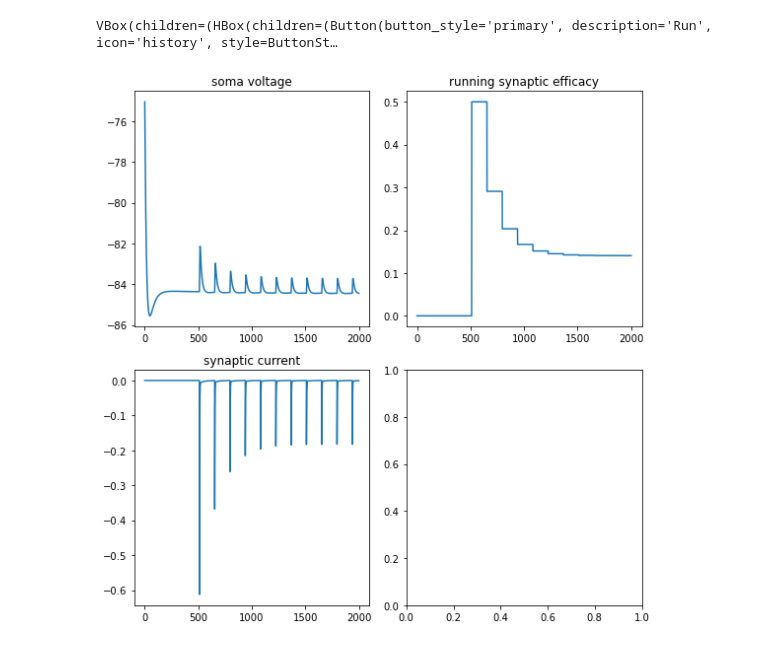
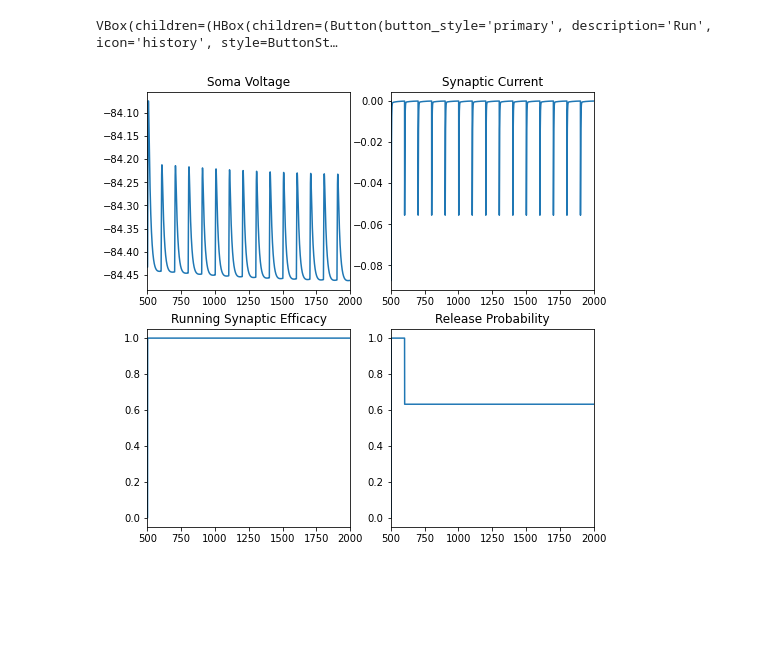
Before and after one commit to chenziao/M1-Cells, a Jupyter notebook: synapse_tuning.ipynb, the cells around one changed output. Saved outputs shown, nothing was run; the diff lists cells and outputs as text; code cells hidden in the pictures; blank space fills up the shorter version.

```diff
--- a/synapse_tuning.ipynb
+++ b/synapse_tuning.ipynb
@@ -56,0 +110,9 @@ Vector[0]
+# %%
+nstim.interval = tdur
+nstim.number = 1
+for key, value in settings['syn_param'].items():
+    setattr(syn, key, value)
+
+h.run()
+
+plot_model([tstart - 5, tstart + 50])
@@ -57,84 +121,35 @@ Vector[0]
 # %%
 def model(weight, input_frequency, Use, tau_f, tau_d):
     nstim.interval = 1000 / input_frequency
     nstim.number = np.ceil(tdur / 1000 * input_frequency + 1)
     syn.initW = weight #synaptic weight for our synapse
     syn.Fac = tau_f
     syn.Dep = tau_d
     syn.Use = Use
+
     h.finitialize(cell.Vinit * mV)
-    h.continuerun(h.tstop * ms)
+    h.continuerun(tstop * ms)
+    plot_model([tstart, tstop])
 
-    plot_model(t,soma_v,i,Pr,Use_rec)
+syn_param = settings['syn_param']
 
-def plot_model(t,soma_v,i,Pr,Use):
-    fig = plt.figure(figsize=(8, 8),tight_layout=True)
-    gs = gridspec.GridSpec(2, 2, width_ratios=[1,1],height_ratios=[1,1])
-
-    ax0 = plt.subplot(gs[0,0])
-    ax1 = plt.subplot(gs[1,0])
-    ax2 = plt.subplot(gs[0,1])
-    ax3 = plt.subplot(gs[1,1])
-
-    ax0.plot(t ,soma_v)
-    ax0.set_title('soma voltage')
-
-    ax1.plot(t,i)
-    ax1.set_title('synaptic current')
-
-    ax2.plot(t,Pr)
-    ax2.set_title("running synaptic efficacy")
-
-
-    plt.show()
-
-weight = 15
-input_frequency = 7
-Use = 1
-tau_f = 10
-tau_d = 100
-
-
-w_run = widgets.Button(description='Run',icon='history',button_style='primary')
-w_dep_model = widgets.Button(description='Depressing syn',icon='history',button_style='')
-w_fac_model = widgets.Button(description='Faciliating syn',icon='history',button_style='')
-w_weight = widgets.FloatSlider(value=weight,min=0.001,max=50, step=1,description='syn weight')
-w_input_frequency = widgets.FloatSlider(value=input_frequency,min=0.001,max=50, step=1,description='Input Freq')
-w_Use = widgets.FloatSlider(value=Use,min=0.001,max=1, step=0.01,description='init efficacy')
-w_tau_f = widgets.FloatSlider(value=tau_f,min=0,max=2000, step=10,description='tau f')
-w_tau_d = widgets.FloatSlider(value=tau_d,min=0,max=2000, step=10,description='tau d')
+w_run = widgets.Button(description='Run', icon='history', button_style='primary')
+w_vclamp = widgets.ToggleButton(value=settings['vclamp'], description='Voltage Clamp', icon='check', button_style='primary')
+w_weight = widgets.FloatSlider(value=syn_param['initW'], min=0., max=100., step=1e-3, description='Syn Weight')
+w_input_freq = widgets.FloatSlider(value=10, min=1., max=100., step=1, description='Input Freq')
+w_Use = widgets.FloatSlider(value=syn_param['Use'], min=0.,max=1., step=1e-3, description='Init Efficacy')
+w_tau_f = widgets.FloatSlider(value=syn_param['Fac'], min=0, max=500, step=1, description='tau fac')
+w_tau_d = widgets.FloatSlider(value=syn_param['Dep'], min=0, max=500, step=1, description='tau dep')
 
 def run_model(*arges):
     clear_output()
-    weight = w_weight.value
-    input_frequency = w_input_frequency.value
-    Use = w_Use.value
-    tau_f = w_tau_f.value
-    tau_d = w_tau_d.value
     display(ui)
-    model(weight,input_frequency,Use,tau_f,tau_d)
-
-def depressing_model(*arges):
-    clear_output()
-    print("changing synaptic values!")
-    w_Use.value = 0.5
-    w_tau_d.value = 800
-    w_tau_f.value = 0
-    display(ui)
-
-def fac_model(*arges):
-    clear_output()
-    print("changing synaptic values!")
-    w_Use.value = 0.03
-    w_tau_d.value = 300
-    w_tau_f.value = 1800
-    display(ui)
+    switch_vclamp(w_vclamp.value)
+    model(w_weight.value, w_input_freq.value, w_Use.value, w_tau_f.value, w_tau_d.value)
 
 w_run.on_click(run_model)
-w_dep_model.on_click(depressing_model)
-w_fac_model.on_click(fac_model)
-ui = VBox([HBox([w_run,w_dep_model,w_fac_model,w_Use]), HBox([w_weight,w_tau_f]),HBox([w_input_frequency,w_tau_d])])
-ui
+ui = VBox([HBox([w_run, w_vclamp]), w_weight, HBox([w_input_freq, w_Use]), HBox([w_tau_d, w_tau_f])])
+display(ui)
 # %% [output]
 VBox(children=(HBox(children=(Button(button_style='primary', description='Run', icon='history', style=ButtonSt…
-[figure, old version]
+[figure, new version]
```
Also changed, not shown: parts of 5 cells of this notebook.
